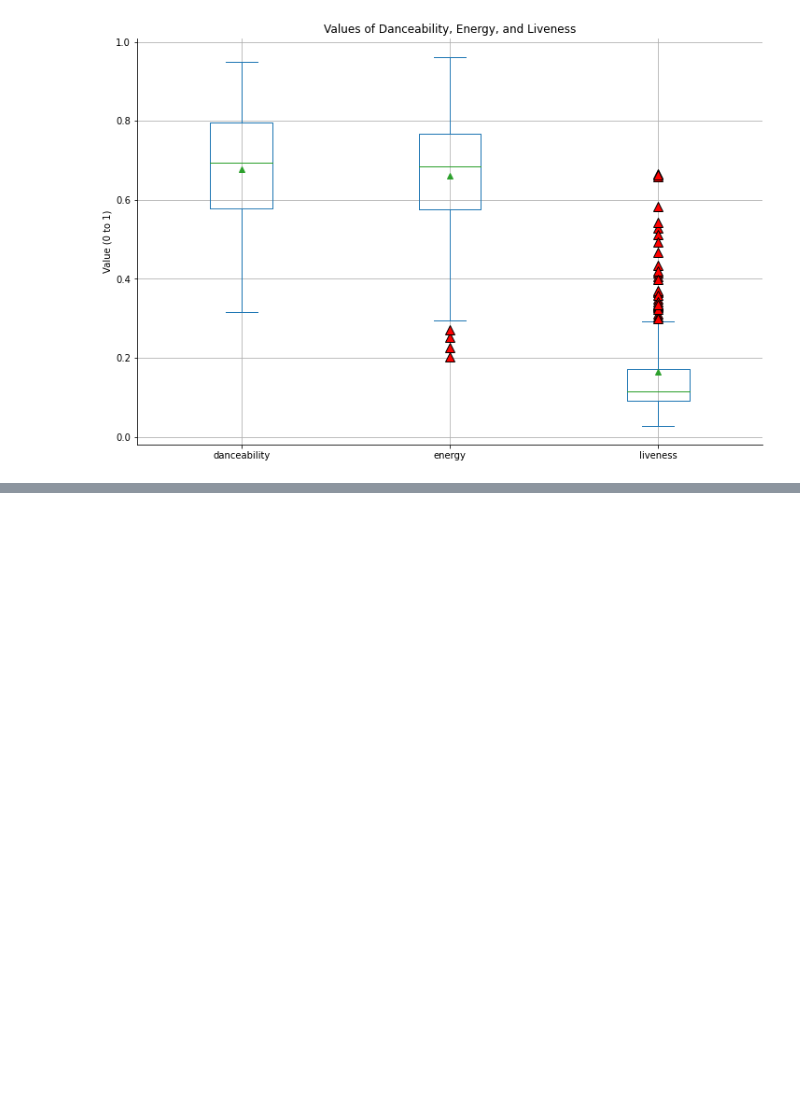
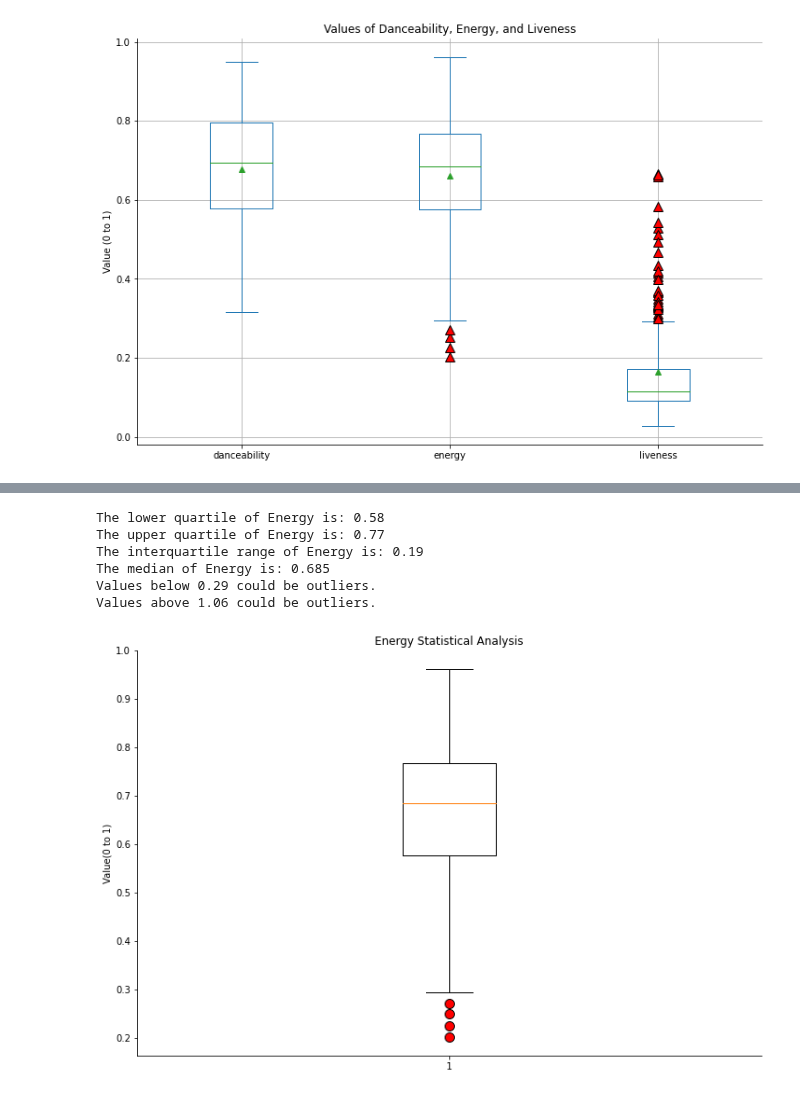
Before and after one commit to mbruns13/project_1_spotify, a Jupyter notebook: danceability_energy.ipynb, the cells around one changed output, grey strips where cells are left out. Cells and saved outputs as stored; diff of their text form; code cells hidden in the pictures; blank space fills up the shorter version.

```diff
--- a/danceability_energy.ipynb
+++ b/danceability_energy.ipynb
@@ -580,4 +613,37 @@ plt.show()
 # %%
 #Create Energy boxplot to output IQR values
+#calculate quartiles of energy
+energy_quartiles = new_songs_df.energy.quantile([.25,.5,.75])
+energy_lowerq = energy_quartiles[0.25].round(2)
+energy_upperq = energy_quartiles[0.75].round(2)
+energy_iqr = (energy_upperq-energy_lowerq).round(2)
+energy_lower_bound = (energy_lowerq - (1.5*energy_iqr)).round(2)
+energy_upper_bound = (energy_upperq + (1.5*energy_iqr)).round(2)
+
+print(f"The lower quartile of Energy is: {energy_lowerq}")
+print(f"The upper quartile of Energy is: {energy_upperq}")
+print(f"The interquartile range of Energy is: {energy_iqr}")
+print(f"The median of Energy is: {energy_quartiles[0.5]} ")
+print(f"Values below {energy_lower_bound} could be outliers.")
+print(f"Values above {energy_upper_bound} could be outliers.")
+
+#create boxplot
+flierprops = dict(marker='o', markerfacecolor='red', markersize=10)
+fig1,ax1 = plt.subplots()
+ax1.set_title('Energy Statistical Analysis')
+ax1.set_ylabel('Value(0 to 1)')
+ax1.boxplot(new_songs_df["energy"], flierprops=flierprops)
+
+#save as png
+plt.savefig("images/energy_boxplot.png")
+plt.show()
+# %% [output]
+The lower quartile of Energy is: 0.58
+The upper quartile of Energy is: 0.77
+The interquartile range of Energy is: 0.19
+The median of Energy is: 0.685
+Values below 0.29 could be outliers.
+Values above 1.06 could be outliers.
+[figure, added]
 # %%
 #Create Liveness boxplot to output IQR values
```
Also changed, not shown: parts of 2 cells of this notebook, 3 other files.
